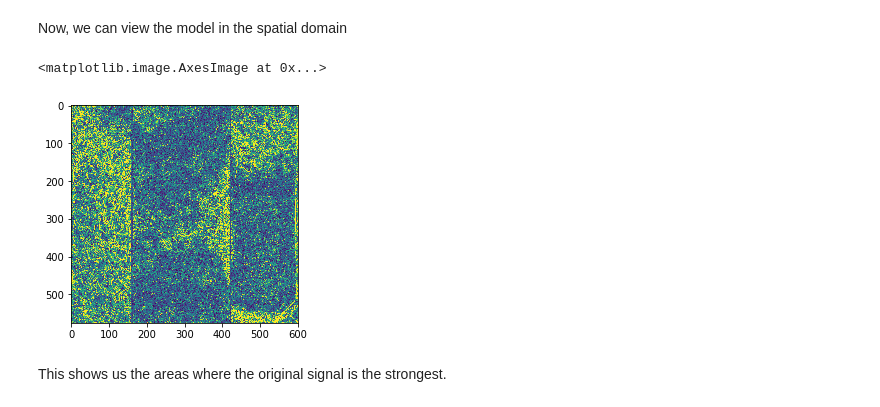
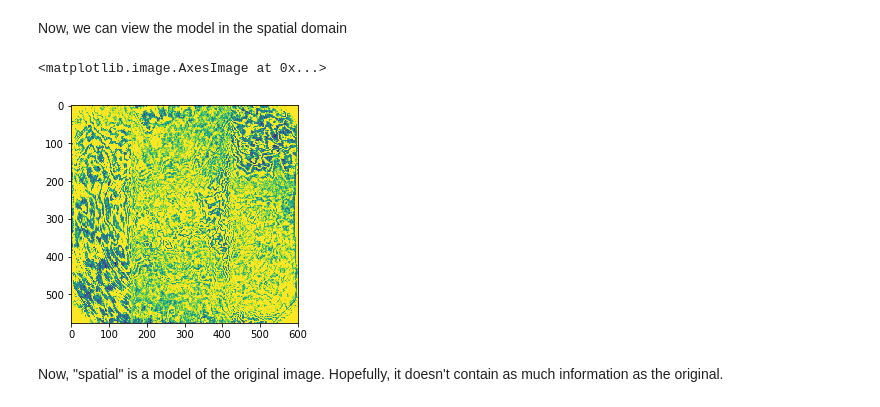
Before and after one commit to bbevan/myjupyternotebooks, a Jupyter notebook: FFT2 in Python - v2.ipynb, the cells around one changed output. Saved outputs shown, nothing was run; the diff lists cells and outputs as text; code cells hidden in the pictures.

```diff
--- a/FFT2 in Python - v2.ipynb
+++ b/FFT2 in Python - v2.ipynb
@@ -66,8 +66,8 @@ fp = fftreal(f)
 pp = fftimag(f)
 
 # threshold values
-fpc = numpy.clip(fp, 2.0, 125.0)
-ppc = numpy.clip(pp, 2.0, 125.0)
+fpc = numpy.clip(fp, 1.0, fp.max())
+ppc = numpy.clip(pp, 1.0, pp.max())
 
 viewfft2(fpc)
 viewfft2(ppc)
@@ -88,9 +88,9 @@ Now, we can view the model in the spatial domain
 # %%
 spatial = numpy.fft.ifft2(A)
 # %%
-plt.imshow(abs(spatial), vmin=0, vmax=0.08)
+plt.imshow(abs(spatial), vmin=0.0, vmax=0.2)
 # %% [output]
 <matplotlib.image.AxesImage at 0x...>
-[figure, old version]
+[figure, new version]
-# %% [markdown]
-This shows us the areas where the original signal is the strongest.
+# %% [markdown]
+Now, "spatial" is a model of the original image. Hopefully, it doesn't contain as much information as the original.
```
